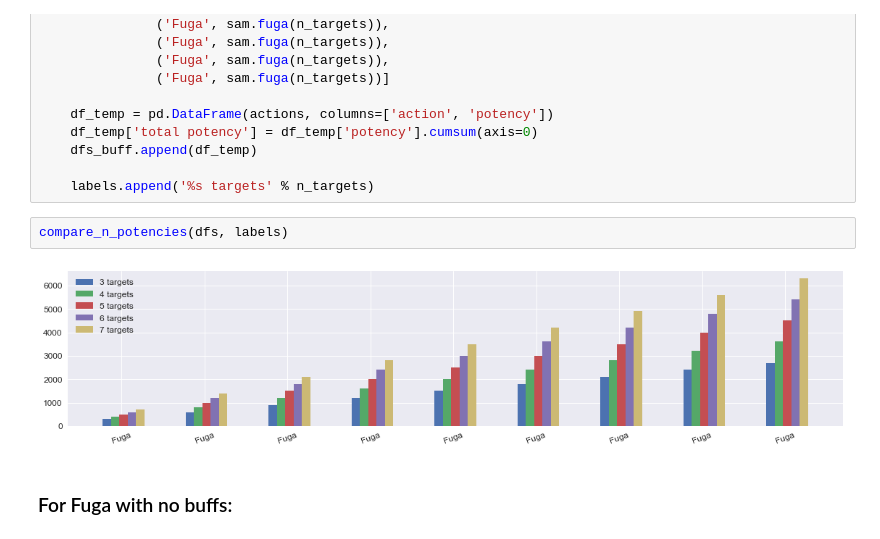
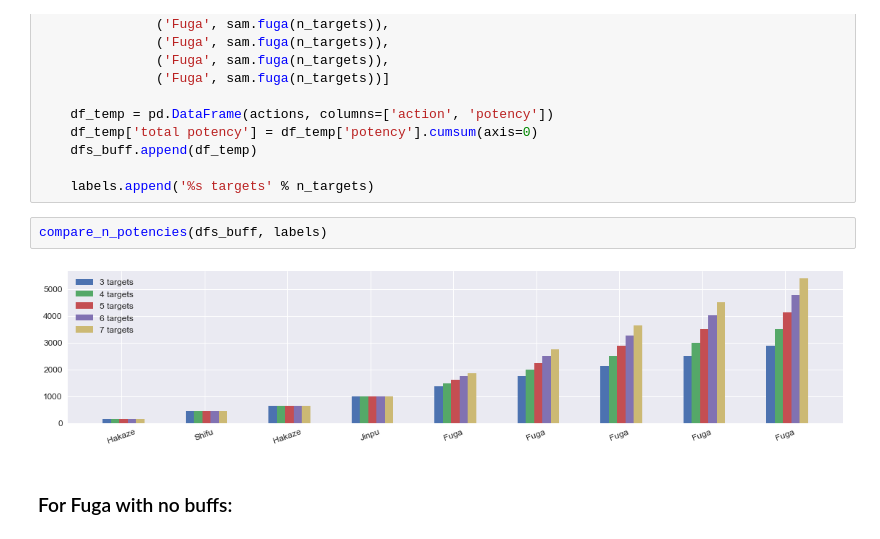
Before and after one commit to rconcep/ffxiv, a Jupyter notebook: sam-by-the-numbers.ipynb, the cells around one changed output. Saved outputs shown, nothing was run; the diff lists cells and outputs as text.

```diff
--- a/sam-by-the-numbers.ipynb
+++ b/sam-by-the-numbers.ipynb
@@ -159,9 +164,9 @@ for n_targets in range(3, 8):
 
     labels.append('%s targets' % n_targets)
 # %%
-compare_n_potencies(dfs, labels)
+compare_n_potencies(dfs_buff, labels)
 # %% [output]
-[figure, old version]
+[figure, new version]
 # %% [markdown]
 ### For Fuga with no buffs:
 # %%
```
Also changed, not shown: parts of 32 cells of this notebook, 2 other files.
